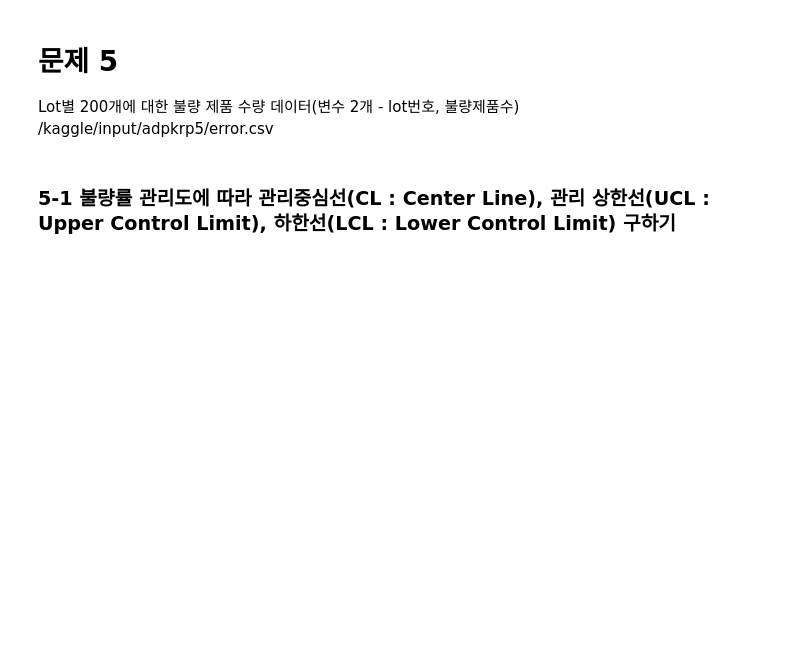
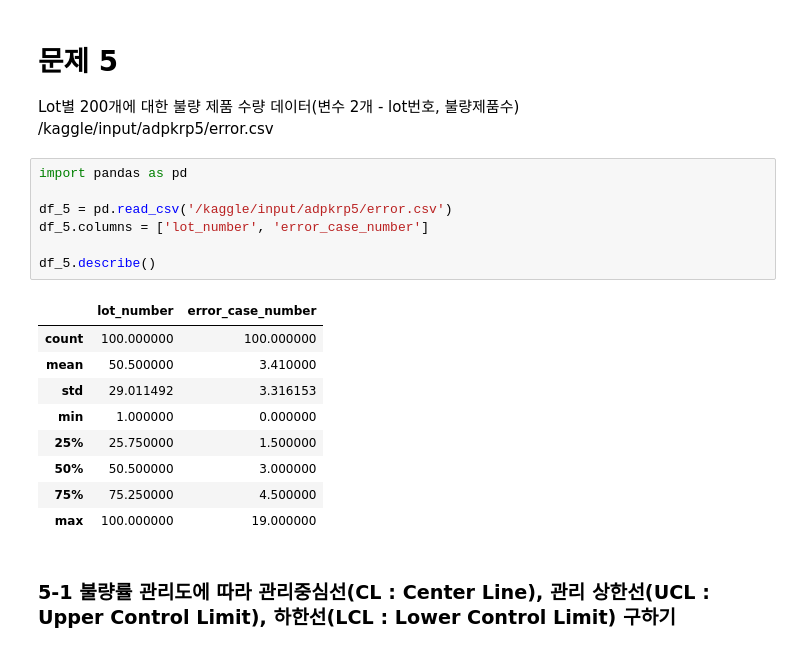
Before and after one commit to DMIS0126/ADP, a Jupyter notebook: Private_Study/Actual Exam/adp-22.ipynb, the cells around one changed output. Drawn from its saved outputs; the diff is of its cells as text; blank space fills up the shorter version.

```diff
--- a/Private_Study/Actual Exam/adp-22.ipynb
+++ b/Private_Study/Actual Exam/adp-22.ipynb
@@ -740,5 +740,22 @@ q2 239.9596818276442
 # 문제 5
 Lot별 200개에 대한 불량 제품 수량 데이터(변수 2개 - lot번호, 불량제품수)
 /kaggle/input/adpkrp5/error.csv
+# %%
+import pandas as pd
+
+df_5 = pd.read_csv('/kaggle/input/adpkrp5/error.csv')
+df_5.columns = ['lot_number', 'error_case_number']
+
+df_5.describe()
+# %% [output]
+|  | lot_number | error_case_number |
+| count | 100.000000 | 100.000000 |
+| mean | 50.500000 | 3.410000 |
+| std | 29.011492 | 3.316153 |
+| min | 1.000000 | 0.000000 |
+| 25% | 25.750000 | 1.500000 |
+| 50% | 50.500000 | 3.000000 |
+| 75% | 75.250000 | 4.500000 |
+| max | 100.000000 | 19.000000 |
 # %% [markdown]
 ### 5-1 불량률 관리도에 따라 관리중심선(CL : Center Line), 관리 상한선(UCL : Upper Control Limit), 하한선(LCL : Lower Control Limit) 구하기
```
Also changed, not shown: parts of 8 cells of this notebook, 1 other file.
